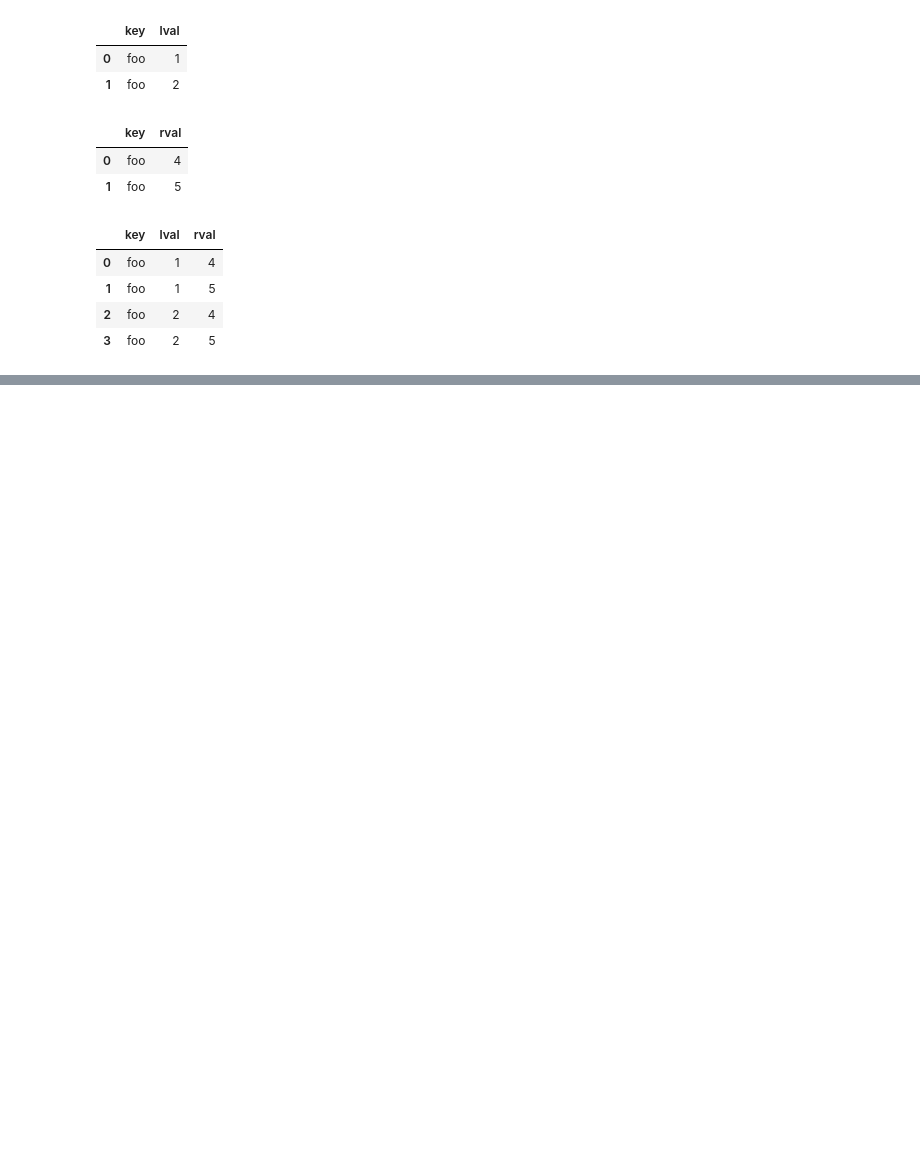
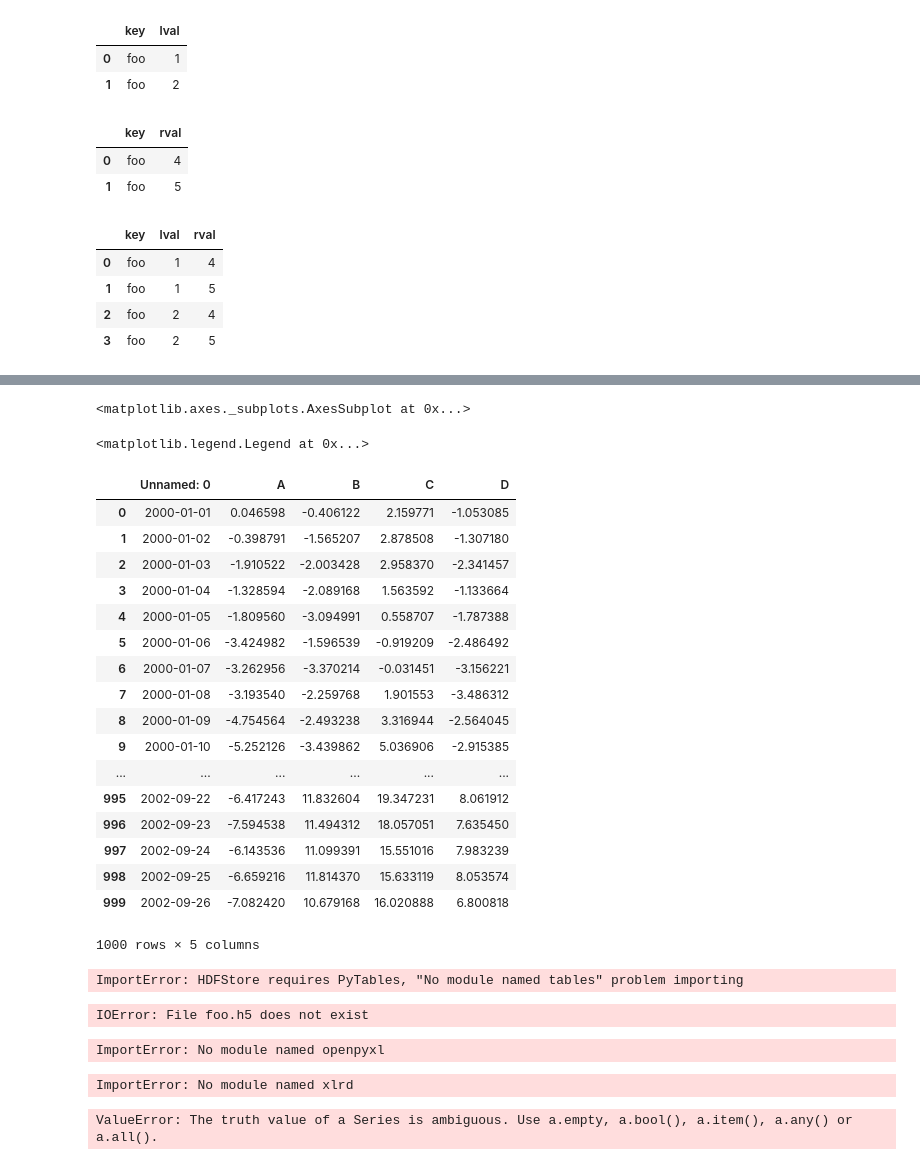
Before and after one commit to kmk4021/data_science, a Jupyter notebook: Homwork1 Pandas.ipynb, the cells around one changed output, grey strips where cells are left out. Saved outputs shown, nothing was run; the diff lists cells and outputs as text; code cells hidden in the pictures; blank space fills up the shorter version.

```diff
--- a/Homwork1 Pandas.ipynb
+++ b/Homwork1 Pandas.ipynb
@@ -681,0 +832,4 @@ rng = pd.date_range('1/1/2012', periods=100, freq='S')
+# %%
+ts.plot()
+# %% [output]
+<matplotlib.axes._subplots.AxesSubplot at 0x...>
@@ -681,0 +840,4 @@ rng = pd.date_range('1/1/2012', periods=100, freq='S')
+# %%
+plt.figure();df.plot();plt.legend(loc='best')
+# %% [output]
+<matplotlib.legend.Legend at 0x...>
@@ -681,0 +846,43 @@ rng = pd.date_range('1/1/2012', periods=100, freq='S')
+# %%
+pd.read_csv('foo.csv')
+# %% [output]
+|  | Unnamed: 0 | A | B | C | D |
+| 0 | 2000-01-01 | 0.046598 | -0.406122 | 2.159771 | -1.053085 |
+| 1 | 2000-01-02 | -0.398791 | -1.565207 | 2.878508 | -1.307180 |
+| 2 | 2000-01-03 | -1.910522 | -2.003428 | 2.958370 | -2.341457 |
+| 3 | 2000-01-04 | -1.328594 | -2.089168 | 1.563592 | -1.133664 |
+| 4 | 2000-01-05 | -1.809560 | -3.094991 | 0.558707 | -1.787388 |
+| 5 | 2000-01-06 | -3.424982 | -1.596539 | -0.919209 | -2.486492 |
+| 6 | 2000-01-07 | -3.262956 | -3.370214 | -0.031451 | -3.156221 |
+| 7 | 2000-01-08 | -3.193540 | -2.259768 | 1.901553 | -3.486312 |
+| 8 | 2000-01-09 | -4.754564 | -2.493238 | 3.316944 | -2.564045 |
+| 9 | 2000-01-10 | -5.252126 | -3.439862 | 5.036906 | -2.915385 |
+| ... | ... | ... | ... | ... | ... |
+| 995 | 2002-09-22 | -6.417243 | 11.832604 | 19.347231 | 8.061912 |
+| 996 | 2002-09-23 | -7.594538 | 11.494312 | 18.057051 | 7.635450 |
+| 997 | 2002-09-24 | -6.143536 | 11.099391 | 15.551016 | 7.983239 |
+| 998 | 2002-09-25 | -6.659216 | 11.814370 | 15.633119 | 8.053574 |
+| 999 | 2002-09-26 | -7.082420 | 10.679168 | 16.020888 | 6.800818 |
+1000 rows × 5 columns
+# %%
+df.to_hdf('foo.h5','df')
+# %% [output]
+ImportError: HDFStore requires PyTables, "No module named tables" problem importing
+# %%
+pd.read_hdf('foo.h5', 'df')
+# %% [output]
+IOError: File foo.h5 does not exist
+# %%
+df.to_excel('foo.xlsx', sheet_name='Sheet1')
+# %% [output]
+ImportError: No module named openpyxl
+# %%
+pd.read_excel('foo.xlsx', 'Sheet1', index_col=None, na_values=['NA'])
+# %% [output]
+ImportError: No module named xlrd
+# %%
+if pd.Series([False, True, False]):
+    print("I was true")
+    Traceback
+# %% [output]
+ValueError: The truth value of a Series is ambiguous. Use a.empty, a.bool(), a.item(), a.any() or a.all().
```
Also changed, not shown: parts of 86 cells of this notebook.
